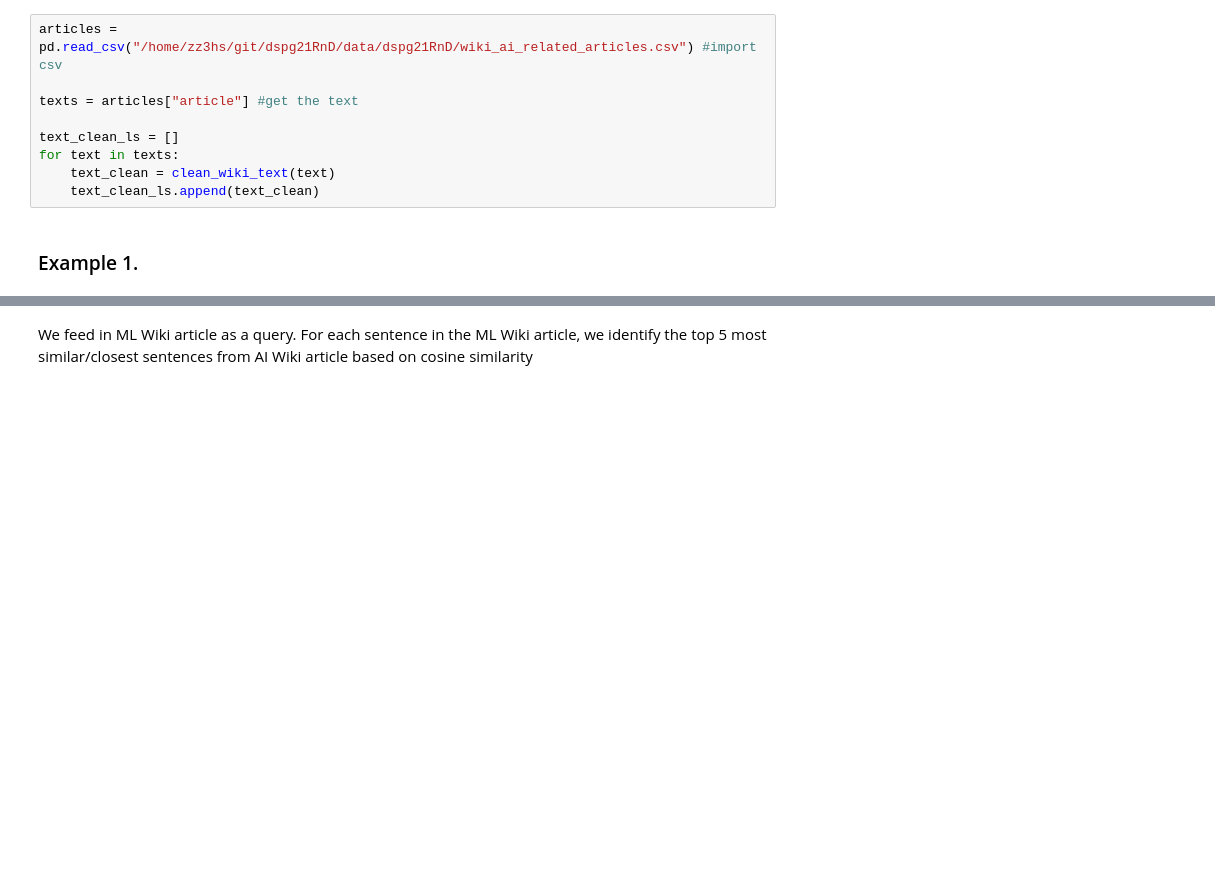
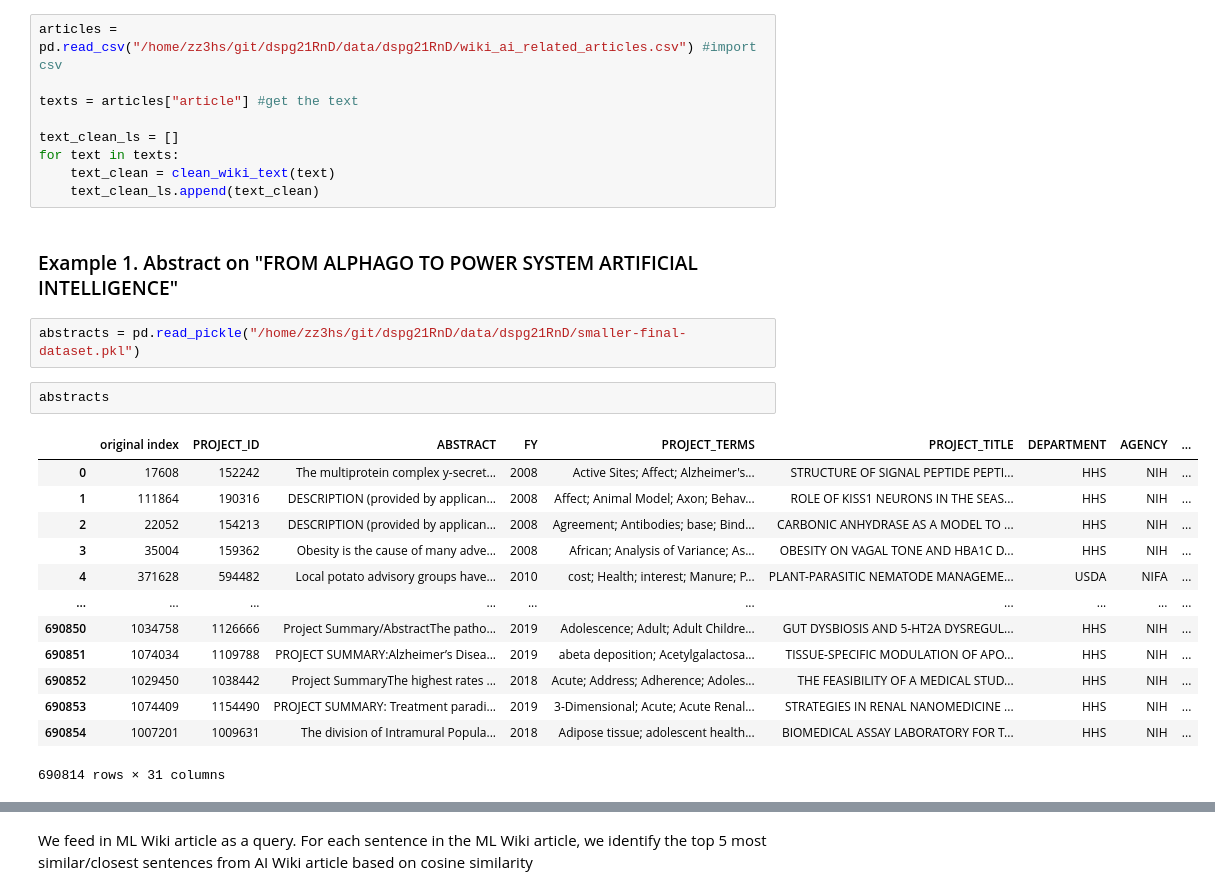
Before and after one commit to DSPG-Young-Scholars-Program/dspg21RnD, a Jupyter notebook: src/03_ai_wiki/06_bert.ipynb, the cells around one changed output, grey strips where cells are left out. Saved outputs shown, nothing was run; the diff lists cells and outputs as text; blank space fills up the shorter version.

```diff
--- a/src/03_ai_wiki/06_bert.ipynb
+++ b/src/03_ai_wiki/06_bert.ipynb
@@ -57,5 +73,23 @@ text_clean_ls = []
 for text in texts:
     text_clean = clean_wiki_text(text)
     text_clean_ls.append(text_clean)
-# %% [markdown]
-### Example 1.
+# %% [markdown]
+### Example 1. Abstract on "FROM ALPHAGO TO POWER SYSTEM ARTIFICIAL INTELLIGENCE"
+# %%
+abstracts = pd.read_pickle("/home/zz3hs/git/dspg21RnD/data/dspg21RnD/smaller-final-dataset.pkl")
+# %%
+abstracts
+# %% [output]
+|  | original index | PROJECT_ID | ABSTRACT | FY | PROJECT_TERMS | PROJECT_TITLE | DEPARTMENT | AGENCY | ... |
+| 0 | 17608 | 152242 | The multiprotein complex y-secret... | 2008 | Active Sites; Affect; Alzheimer's... | STRUCTURE OF SIGNAL PEPTIDE PEPTI... | HHS | NIH | ... |
+| 1 | 111864 | 190316 | DESCRIPTION (provided by applican... | 2008 | Affect; Animal Model; Axon; Behav... | ROLE OF KISS1 NEURONS IN THE SEAS... | HHS | NIH | ... |
+| 2 | 22052 | 154213 | DESCRIPTION (provided by applican... | 2008 | Agreement; Antibodies; base; Bind... | CARBONIC ANHYDRASE AS A MODEL TO ... | HHS | NIH | ... |
+| 3 | 35004 | 159362 | Obesity is the cause of many adve... | 2008 | African; Analysis of Variance; As... | OBESITY ON VAGAL TONE AND HBA1C D... | HHS | NIH | ... |
+| 4 | 371628 | 594482 | Local potato advisory groups have... | 2010 | cost; Health; interest; Manure; P... | PLANT-PARASITIC NEMATODE MANAGEME... | USDA | NIFA | ... |
+| ... | ... | ... | ... | ... | ... | ... | ... | ... | ... |
+| 690850 | 1034758 | 1126666 | Project Summary/AbstractThe patho... | 2019 | Adolescence; Adult; Adult Childre... | GUT DYSBIOSIS AND 5-HT2A DYSREGUL... | HHS | NIH | ... |
+| 690851 | 1074034 | 1109788 | PROJECT SUMMARY:Alzheimer’s Disea... | 2019 | abeta deposition; Acetylgalactosa... | TISSUE-SPECIFIC MODULATION OF APO... | HHS | NIH | ... |
+| 690852 | 1029450 | 1038442 | Project SummaryThe highest rates ... | 2018 | Acute; Address; Adherence; Adoles... | THE FEASIBILITY OF A MEDICAL STUD... | HHS | NIH | ... |
+| 690853 | 1074409 | 1154490 | PROJECT SUMMARY: Treatment paradi... | 2019 | 3-Dimensional; Acute; Acute Renal... | STRATEGIES IN RENAL NANOMEDICINE ... | HHS | NIH | ... |
+| 690854 | 1007201 | 1009631 | The division of Intramural Popula... | 2018 | Adipose tissue; adolescent health... | BIOMEDICAL ASSAY LABORATORY FOR T... | HHS | NIH | ... |
+690814 rows × 31 columns
```
Also changed, not shown: parts of 9 cells of this notebook.
